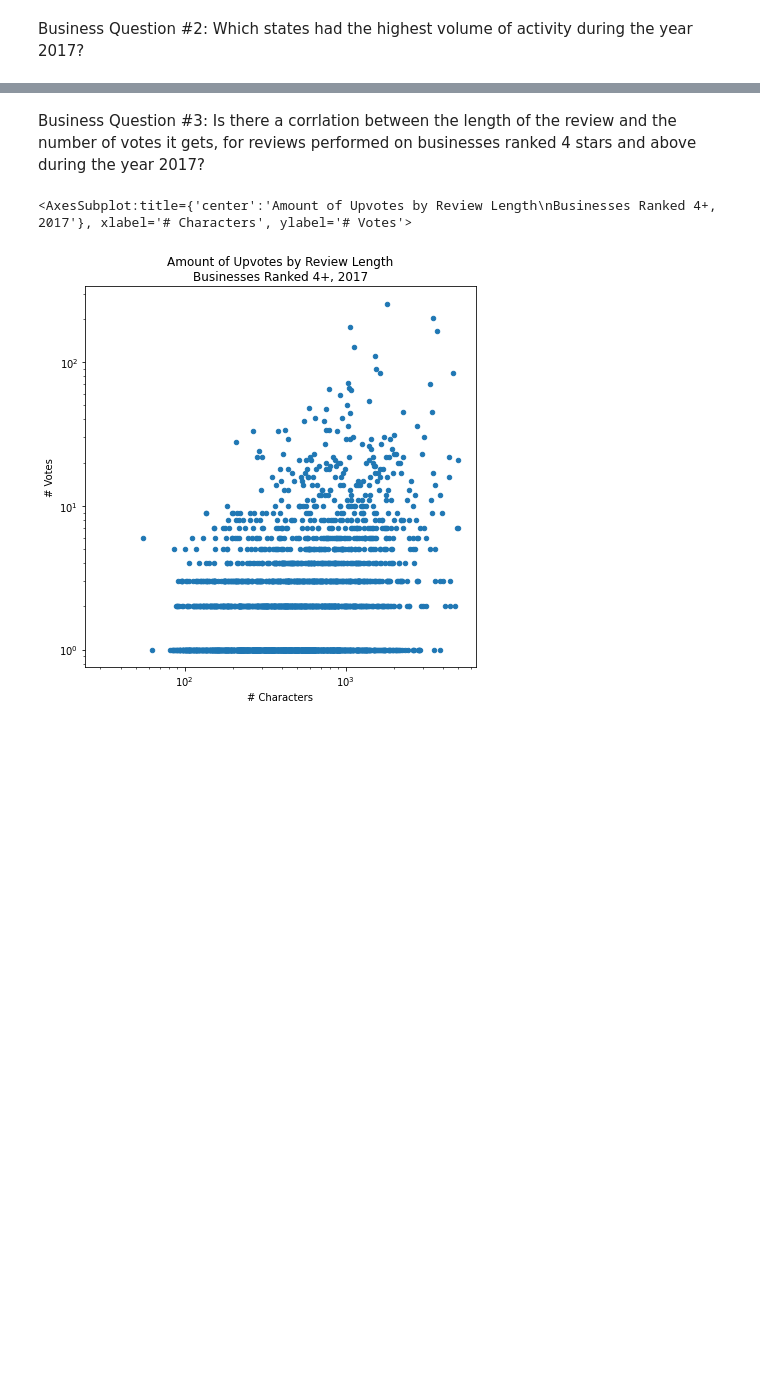
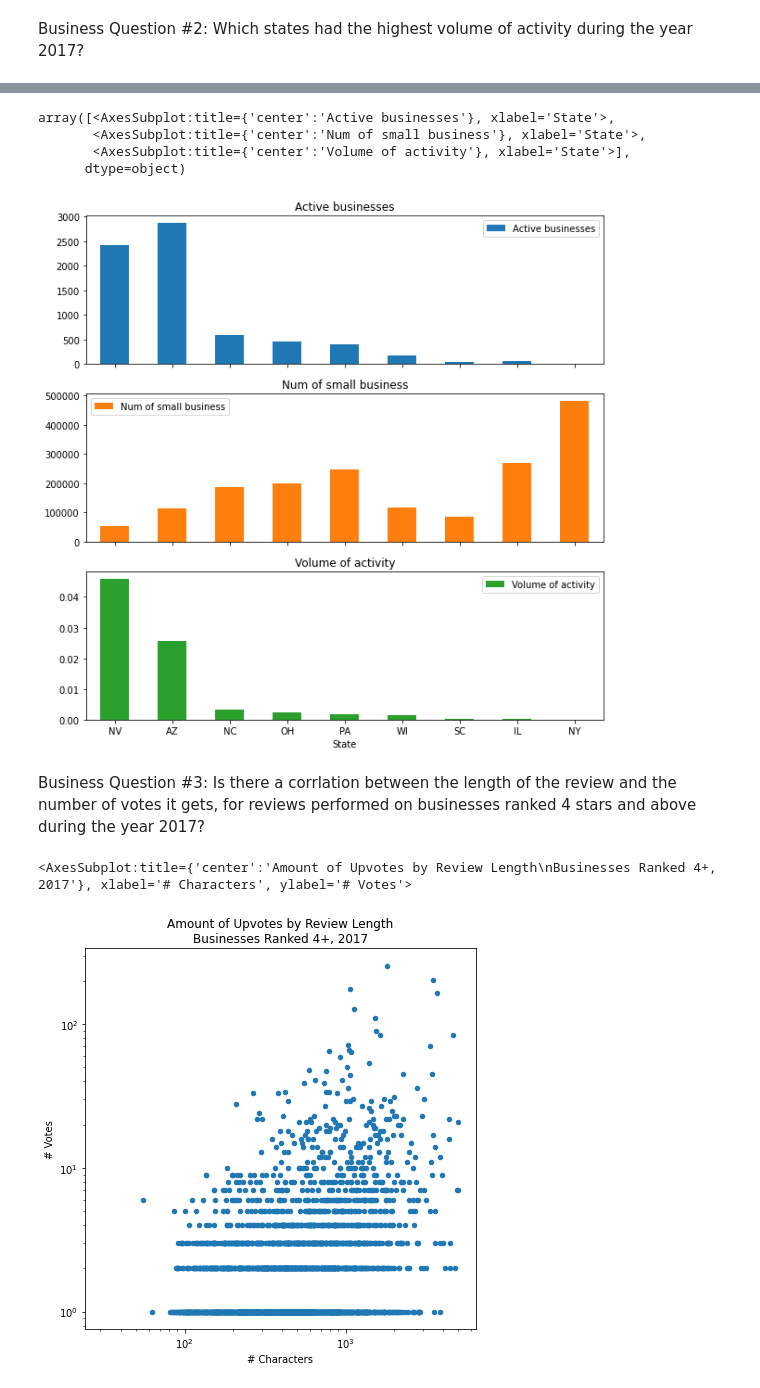
Before and after one commit to daniellepidt/yelp-dw, a Jupyter notebook: notebooks/03_business_questions.ipynb, the cells around one changed output, grey strips where cells are left out. Saved outputs shown, nothing was run; the diff lists cells and outputs as text; code cells hidden in the pictures; blank space fills up the shorter version.

```diff
--- a/notebooks/03_business_questions.ipynb
+++ b/notebooks/03_business_questions.ipynb
@@ -20,3 +99,28 @@ Who are the elite
 # %% [markdown]
 Business Question #2:
 Which states had the highest volume of activity during the year 2017?
+# %%
+q2_query_string = """
+  SELECT
+      state,
+      COUNT(DISTINCT (business_dim.business_id)) AS active_businesses,
+      num_of_small_business,
+      volume_of_activity
+  FROM
+      yelp_dw.review_facts
+          JOIN
+      yelp_dw.business_dim ON review_facts.business_id = business_dim.business_id
+          JOIN
+      yelp_dw.year_dim ON review_facts.year_id = year_dim.year_id
+  WHERE
+      is_open = 1 AND year = 2017
+          AND (num_of_small_business IS NOT NULL
+          AND volume_of_activity IS NOT NULL)
+  GROUP BY state
+  ORDER BY volume_of_activity DESC , num_of_small_business DESC
+"""
+q2_query = pd.read_sql_query(q2_query_string, con)
+q2_df = pd.DataFrame(q2_query)
+columns_names = {col: col.replace('_', ' ').capitalize() for col in q2_df.columns}
+q2_df.rename(columns=columns_names, inplace=True)
+q2_df
@@ -23,3 +138,17 @@ Which states had the highest volume of activity during the year 2017?
+# %%
+q2_df.plot.bar(
+  title='',
+  x='State',
+  figsize=(10,10),
+  subplots=True,
+  rot=0
+)
+# %% [output]
+array([<AxesSubplot:title={'center':'Active businesses'}, xlabel='State'>,
+       <AxesSubplot:title={'center':'Num of small business'}, xlabel='State'>,
+       <AxesSubplot:title={'center':'Volume of activity'}, xlabel='State'>],
+      dtype=object)
+[figure, added]
 # %% [markdown]
 Business Question #3:
 Is there a corrlation between the length of the review and the number of votes it gets, for reviews performed on businesses ranked 4 stars and above during the year 2017?
```
Also changed, not shown: parts of 5 cells of this notebook, 5 other files.
